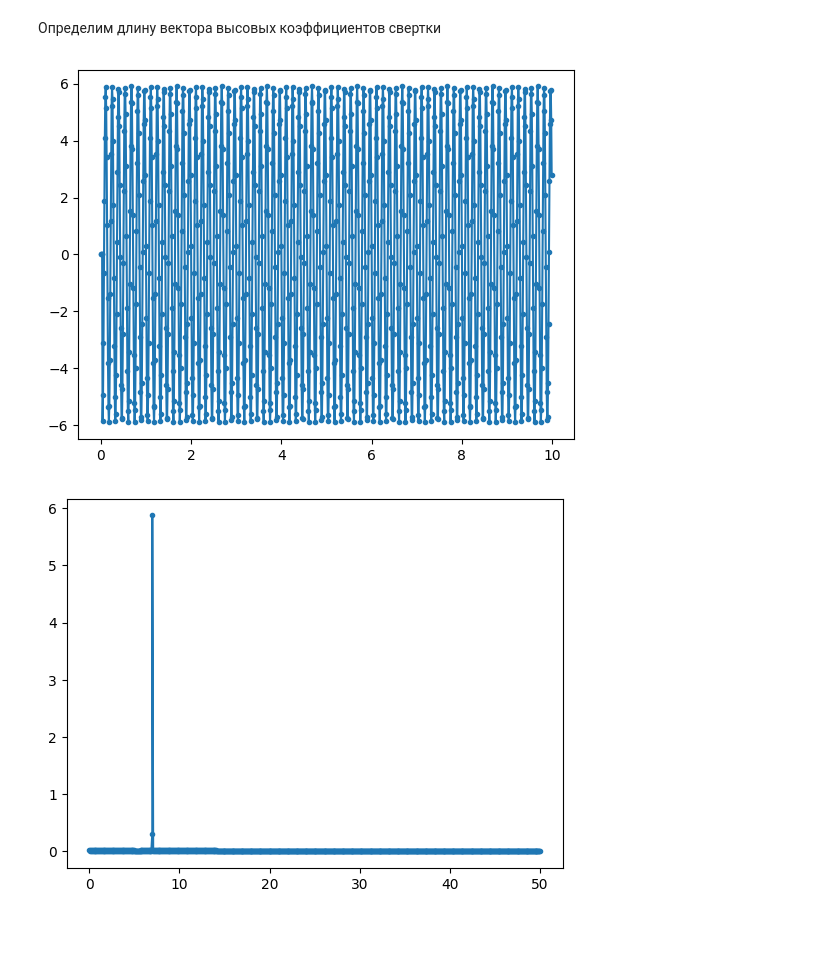
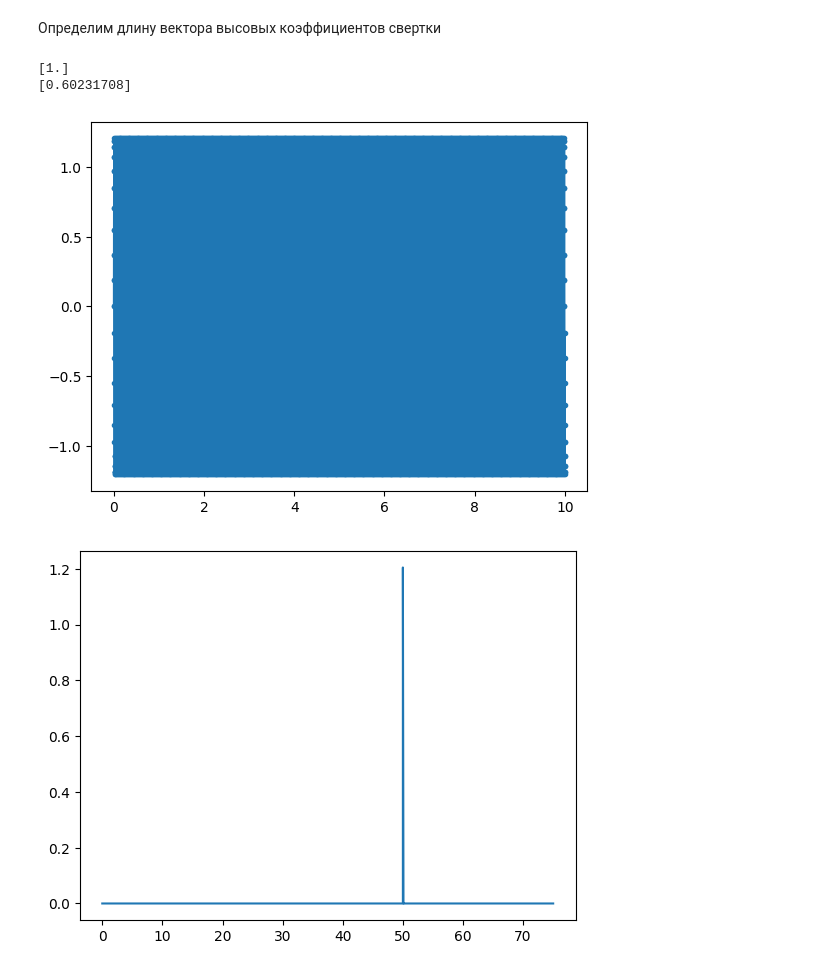
Before and after one commit to dd114/Adaptive-filter-1, a Jupyter notebook: Adaptive-filter-1.ipynb, the cells around one changed output. Saved outputs shown, nothing was run; the diff lists cells and outputs as text; code cells hidden in the pictures; blank space fills up the shorter version.

```diff
--- a/Adaptive-filter-1.ipynb
+++ b/Adaptive-filter-1.ipynb
@@ -16,5 +14,7 @@ def useful_signal(time_counts):
 # %%
-t = np.linspace(0, 10, 1000, endpoint=False)
+right_bound = 10
+number_of_point = 20000
+t = np.linspace(0, right_bound, number_of_point, endpoint=False)
 
 first_input = noise_out(t)
 second_output = noise_in(t) + useful_signal(t)
@@ -34,7 +37,7 @@ plt.show()
 # %% [markdown]
 Определим длину вектора высовых коэффициентов свертки
 # %%
-number_of_weights = 5
+number_of_weights = 1
 # %%
 # weights = np.random.random(number_of_weights)
 weights = np.ones(number_of_weights)
@@ -43,7 +44,15 @@ alfa = 0.02
+# %%
+mu_0 = 1
+epsilon = 1
 # %%
+print(weights)
+
 for i in range(len(second_output[number_of_weights - 1:])):
     first_input_k = first_input[i:number_of_weights + i]
-    second_output_k = second_output[number_of_weights - 1]
+    second_output_k = second_output[i + number_of_weights - 1]
+
+    mu_k = mu_0 / ((first_input_k ** 2).sum() + epsilon)
+    # mu_k = 0.01
 
     p = second_output_k * first_input_k
 
@@ -53,9 +62,14 @@ for i in range(len(second_output[number_of_weights - 1:])):
         for j in range(number_of_weights):
             r[i, j] = first_input_k[i] * first_input_k[j]
 
-    grad_J = -2 * (p - 2 * r.dot(weights))
+    grad_J = -2 * (p - r.dot(weights))
 
-    weights -= alfa * grad_J
+    weights -= mu_k * grad_J
+
+print(weights)
+# %% [output]
+[1.]
+[0.60231708]
 # %%
 def processing_of_signal(input, weights):
     output = np.zeros_like(input)
@@ -72,8 +87,14 @@ approx_noise_in = processing_of_signal(first_input, weights)
 # %%
 plt.plot(t, approx_noise_in, ".-")
 plt.show()
-plt.plot(fftpack.rfftfreq(approx_noise_in.size, 10 / 1000), 2 * np.abs(fftpack.rfft(approx_noise_in)) / approx_noise_in.size, ".-")
+
+freq_bound = 1500
+
+x = fftpack.rfftfreq(approx_noise_in.size, right_bound / number_of_point)[:freq_bound]
+y = 2 * np.abs(fftpack.rfft(approx_noise_in)[:freq_bound]) / approx_noise_in.size
+
+plt.plot(x, y)
 plt.show()
 # %% [output]
-[figure, old version]
+[figure, new version]
-[figure, old version]
+[figure, new version]
```
Also changed, not shown: parts of 10 cells of this notebook.
